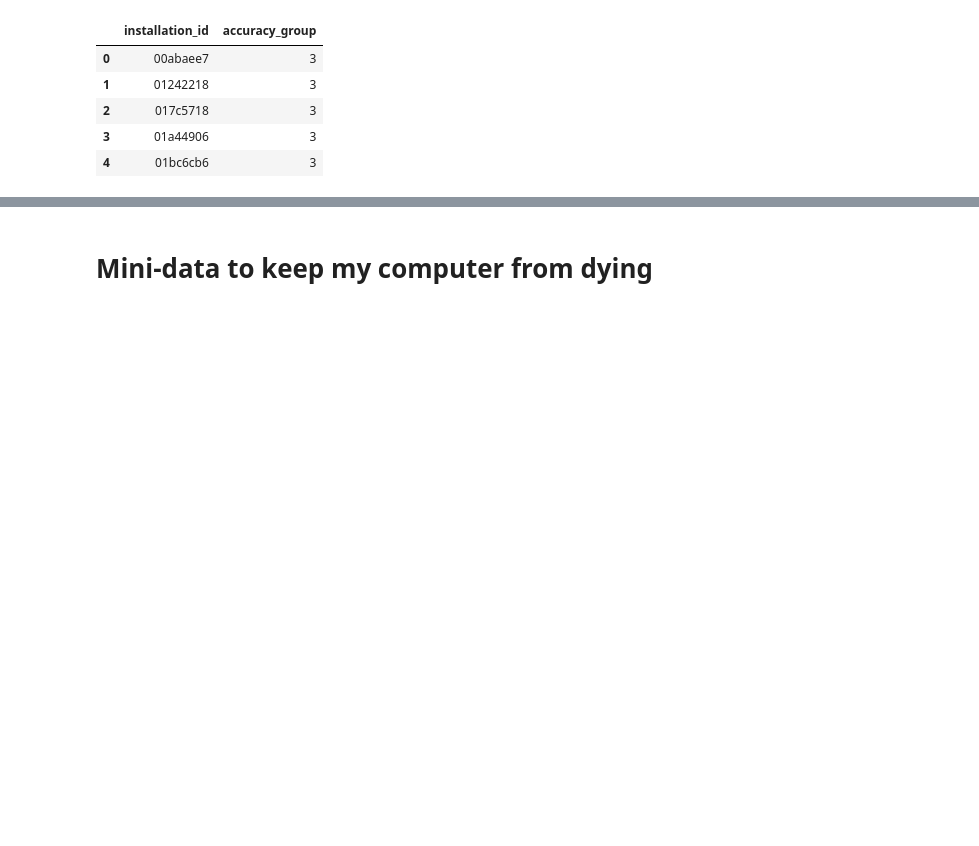
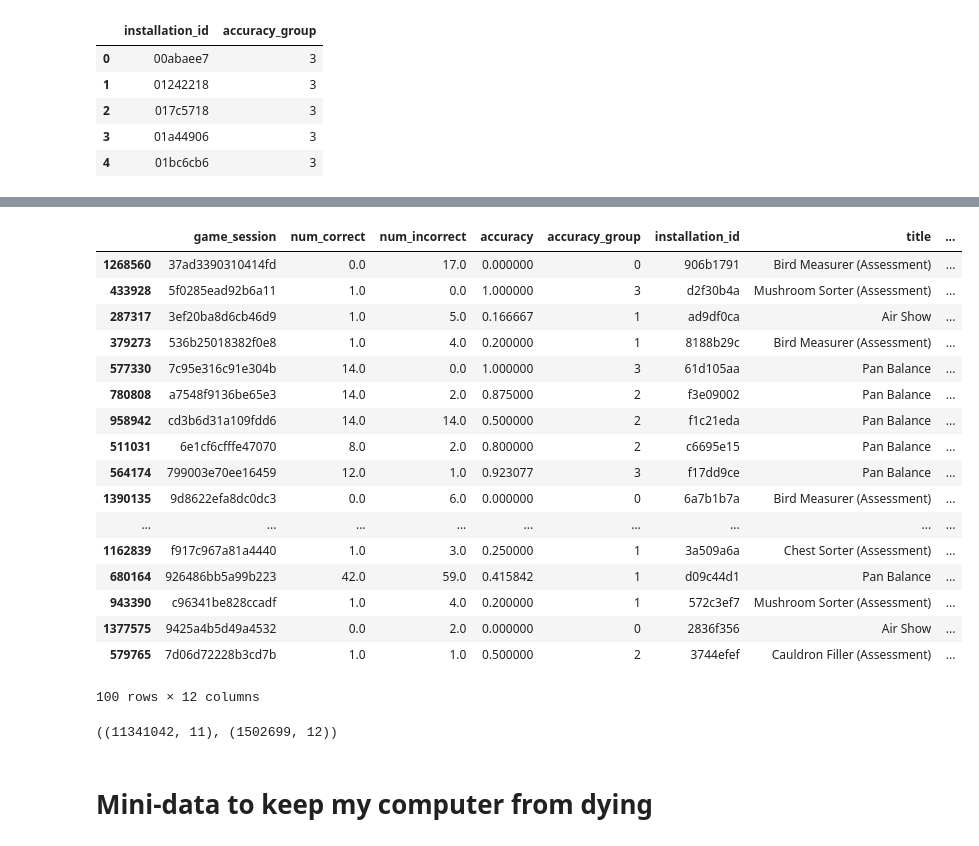
Before and after one commit to DataCampM2DSSAF/suivi-du-data-camp-datacamp_gmma, a Jupyter notebook: Code/DataCamp1_odelia.ipynb, the cells around one changed output, grey strips where cells are left out. Drawn from its saved outputs; the diff is of its cells as text; code cells hidden in the pictures; blank space fills up the shorter version.

Commit message:
Make_labels function + submission2 (odelia): Multinomial logistic regression with 2 covariables: game_time and event_count

```diff
--- a/Code/DataCamp1_odelia.ipynb
+++ b/Code/DataCamp1_odelia.ipynb
@@ -7,11 +7,11 @@ import matplotlib.pylab as plt
 # %% [markdown]
 # Loading the data
 # %%
-#sample_submission = pd.read_csv("C:/Users/odeli/Desktop/DataCamp/sample_submission.csv")
-#test = pd.read_csv("C:/Users/odeli/Desktop/DataCamp/test.csv")
-#specs = pd.read_csv("C:/Users/odeli/Desktop/DataCamp/specs.csv")
-#train_labels = pd.read_csv("C:/Users/odeli/Desktop/DataCamp/train_labels.csv")
-#train = pd.read_csv("C:/Users/odeli/Desktop/DataCamp/train.csv")
+sample_submission = pd.read_csv("C:/Users/odeli/Desktop/dataCamp_data/sample_submission.csv")
+test = pd.read_csv("C:/Users/odeli/Desktop/dataCamp_data/test.csv")
+specs = pd.read_csv("C:/Users/odeli/Desktop/dataCamp_data/specs.csv")
+train_labels = pd.read_csv("C:/Users/odeli/Desktop/dataCamp_data/train_labels.csv")
+train = pd.read_csv("C:/Users/odeli/Desktop/dataCamp_data/train.csv")
 # %%
 print('Shapes:\n - train: ', np.shape(train), '\n - train_labels: ',np.shape(train_labels), '\n - test: ',np.shape(test), '\n - specs: ',np.shape(specs), '\n - sample_submission: ',np.shape(sample_submission))
 # %% [output]
@@ -161,3 +198,30 @@ sample_submission.head()
+# %%
+trainL = make_labels(train)
+import random
+trainL.sample(100)
+# %% [output]
+|  | game_session | num_correct | num_incorrect | accuracy | accuracy_group | installation_id | title | ... |
+| 1268560 | 37ad3390310414fd | 0.0 | 17.0 | 0.000000 | 0 | 906b1791 | Bird Measurer (Assessment) | ... |
+| 433928 | 5f0285ead92b6a11 | 1.0 | 0.0 | 1.000000 | 3 | d2f30b4a | Mushroom Sorter (Assessment) | ... |
+| 287317 | 3ef20ba8d6cb46d9 | 1.0 | 5.0 | 0.166667 | 1 | ad9df0ca | Air Show | ... |
+| 379273 | 536b25018382f0e8 | 1.0 | 4.0 | 0.200000 | 1 | 8188b29c | Bird Measurer (Assessment) | ... |
+| 577330 | 7c95e316c91e304b | 14.0 | 0.0 | 1.000000 | 3 | 61d105aa | Pan Balance | ... |
+| 780808 | a7548f9136be65e3 | 14.0 | 2.0 | 0.875000 | 2 | f3e09002 | Pan Balance | ... |
+| 958942 | cd3b6d31a109fdd6 | 14.0 | 14.0 | 0.500000 | 2 | f1c21eda | Pan Balance | ... |
+| 511031 | 6e1cf6cfffe47070 | 8.0 | 2.0 | 0.800000 | 2 | c6695e15 | Pan Balance | ... |
+| 564174 | 799003e70ee16459 | 12.0 | 1.0 | 0.923077 | 3 | f17dd9ce | Pan Balance | ... |
+| 1390135 | 9d8622efa8dc0dc3 | 0.0 | 6.0 | 0.000000 | 0 | 6a7b1b7a | Bird Measurer (Assessment) | ... |
+| ... | ... | ... | ... | ... | ... | ... | ... | ... |
+| 1162839 | f917c967a81a4440 | 1.0 | 3.0 | 0.250000 | 1 | 3a509a6a | Chest Sorter (Assessment) | ... |
+| 680164 | 926486bb5a99b223 | 42.0 | 59.0 | 0.415842 | 1 | d09c44d1 | Pan Balance | ... |
+| 943390 | c96341be828ccadf | 1.0 | 4.0 | 0.200000 | 1 | 572c3ef7 | Mushroom Sorter (Assessment) | ... |
+| 1377575 | 9425a4b5d49a4532 | 0.0 | 2.0 | 0.000000 | 0 | 2836f356 | Air Show | ... |
+| 579765 | 7d06d72228b3cd7b | 1.0 | 1.0 | 0.500000 | 2 | 3744efef | Cauldron Filler (Assessment) | ... |
+100 rows × 12 columns
+# %%
+np.shape(train), np.shape(trainL)
+# %% [output]
+((11341042, 11), (1502699, 12))
 # %% [markdown]
 # Mini-data to keep my computer from dying
 # %% [markdown]
```
Also changed, not shown: parts of 52 cells of this notebook.
